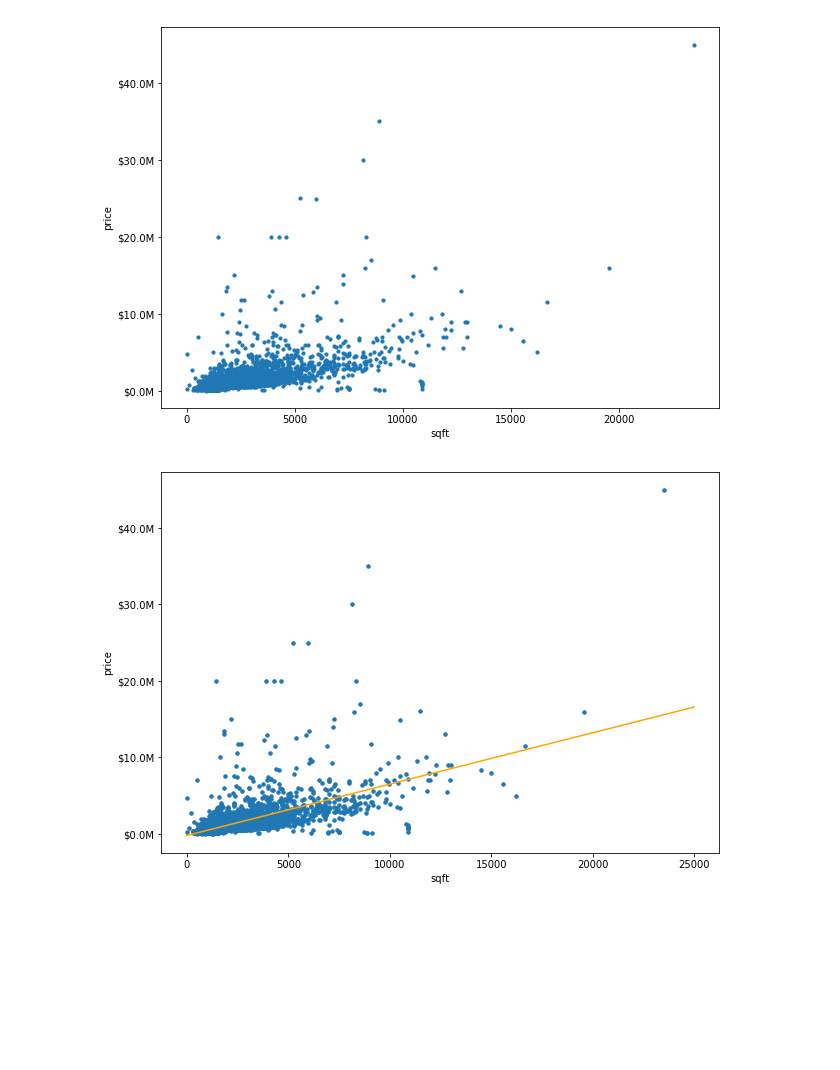
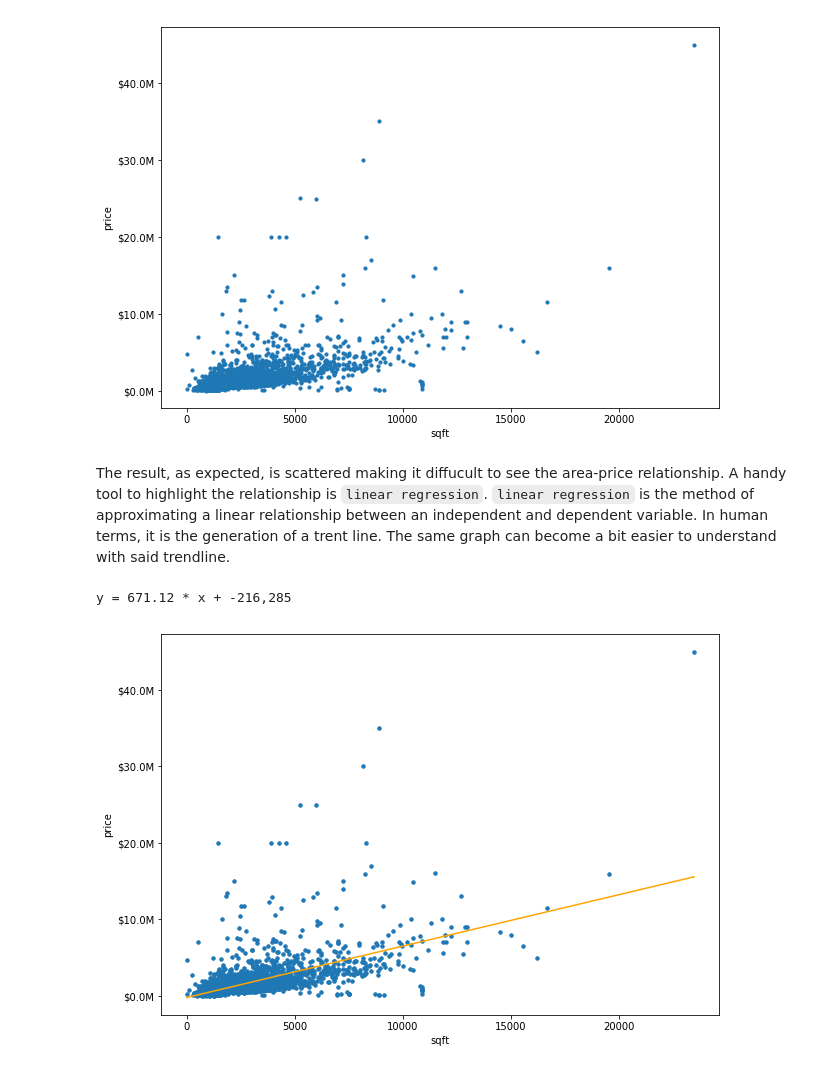
Before and after one commit to ear7h/sd_housing, a Jupyter notebook: San Diego Real Estate Analysis.ipynb, the cells around one changed output. Cells and saved outputs as stored; diff of their text form; code cells hidden in the pictures; blank space fills up the shorter version.

```diff
--- a/San Diego Real Estate Analysis.ipynb
+++ b/San Diego Real Estate Analysis.ipynb
@@ -374,18 +383,24 @@ plt.ylabel('price')
 plt.show()
 # %% [output]
 [figure]
+# %% [markdown]
+The result, as expected, is scattered making it diffucult to see the area-price relationship. A handy tool to highlight the relationship is `linear regression`. `linear regression` is the method of approximating a linear relationship between an independent and dependent variable. In human terms, it is the generation of a trent line. The same graph can become a bit easier to understand with said trendline.
 # %%
 #linear regression
 fit = np.polyfit(sqfts, prices, 1)
 fit_fn = np.poly1d(fit)
 
+
+print('y = {:,.2f} * x + {:,.0f}'.format(fit[0], fit[1]))
+
 fig, ax = plt.subplots()
 fig.set_size_inches(10, 7)
 ax.yaxis.set_major_formatter(FuncFormatter(millions))
 plt.scatter(sqfts,prices, s=12)
-plt.plot(range(25000), fit_fn(range(25000)), color='orange')
+plt.plot([min(sqfts), max(sqfts)], [fit_fn(min(sqfts)), fit_fn(max(sqfts))],color='orange')
 plt.xlabel('sqft')
 plt.ylabel('price')
 plt.show()
 # %% [output]
+y = 671.12 * x + -216,285
-[figure, old version]
+[figure, new version]
```
Also changed, not shown: parts of 49 cells of this notebook, 3 other files.
